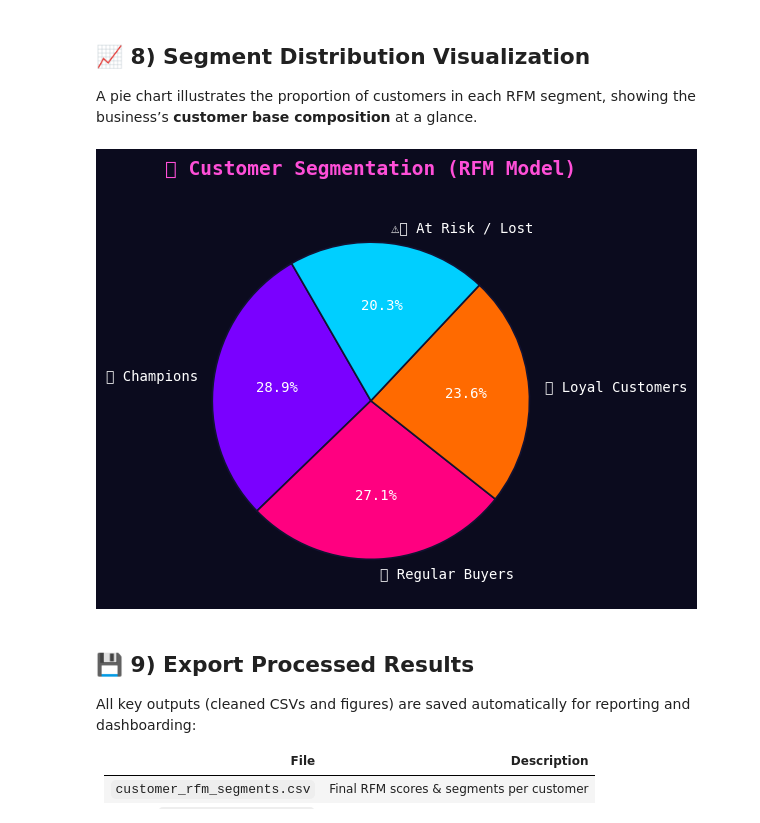
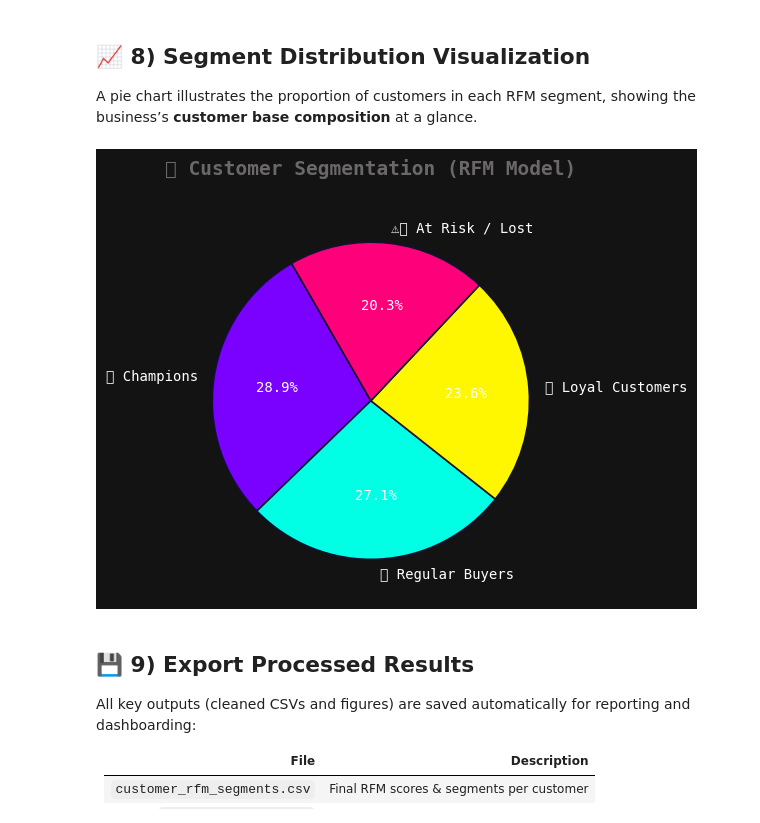
Before and after one commit to HuzeifKhan/Ecommerce-Finance-Analytics-Portfolio, a Jupyter notebook: 03_Analysis/ecommerce_analysis.ipynb, the cells around one changed output. Drawn from its saved outputs; the diff is of its cells as text; code cells hidden in the pictures.

Commit message:
color change

```diff
--- a/03_Analysis/ecommerce_analysis.ipynb
+++ b/03_Analysis/ecommerce_analysis.ipynb
@@ -380,39 +380,39 @@ A pie chart illustrates the proportion of customers in each RFM segment, showing
 # %%
 plt.style.use('dark_background')
 
 gradient_colors = [
     "#7A00FF",   # violet-purple
-    "#FF0080",   # hot pink
-    "#FF6A00",   # orange
-    "#00CFFF"    # cyan-blue
+    "#00FFE5",   # hot pink
+    "#FFF700",   # orange
+    "#FF007B"    # cyan-blue
 ]
 
-plt.figure(figsize=(6,6), facecolor="#0B0B1E")  # dark navy background
+plt.figure(figsize=(6,6), facecolor="#131314")  # dark navy background
 
 # Full pie chart
 wedges, texts, autotexts = plt.pie(
     segment_summary['Customers'],
     labels=segment_summary['Segment'],
     autopct='%1.1f%%',
     startangle=120,
     colors=gradient_colors,
     textprops={'color':'white', 'fontsize':10},
     wedgeprops=dict(edgecolor="#0B0B1E", linewidth=2)
 )
 
 # Title styling
 plt.title('🧠 Customer Segmentation (RFM Model)',
-          color="#FF4FD8", fontsize=14, fontweight='bold', pad=20)
+          color="#6A6869", fontsize=14, fontweight='bold', pad=20)
 
 # Slight outer glow effect (cleaner look)
 for w in wedges:
     w.set_linewidth(1.2)
     w.set_edgecolor('#121232')
 
 plt.tight_layout()
 plt.show()
 # %% [output]
-[figure, old version]
+[figure, new version]
 # %% [markdown]
 ## 💾 9) Export Processed Results
 All key outputs (cleaned CSVs and figures) are saved automatically for reporting and dashboarding:
```
Also changed, not shown: parts of 25 cells of this notebook, 3 other files.
